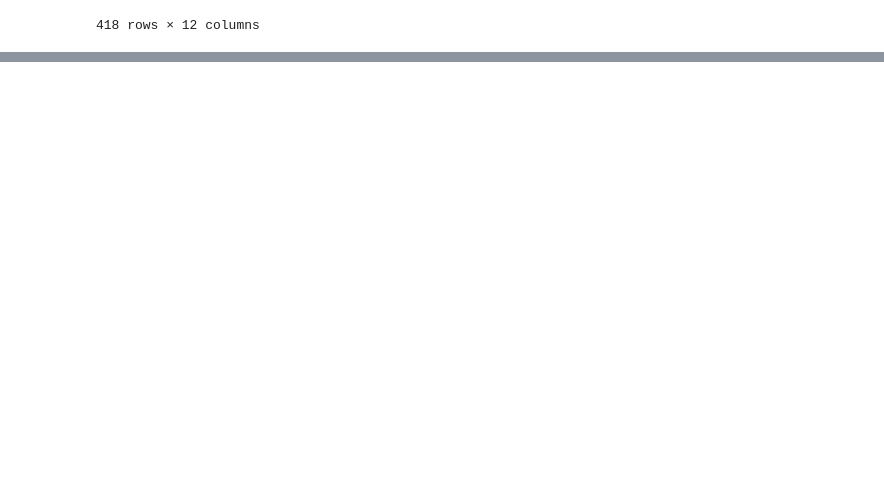
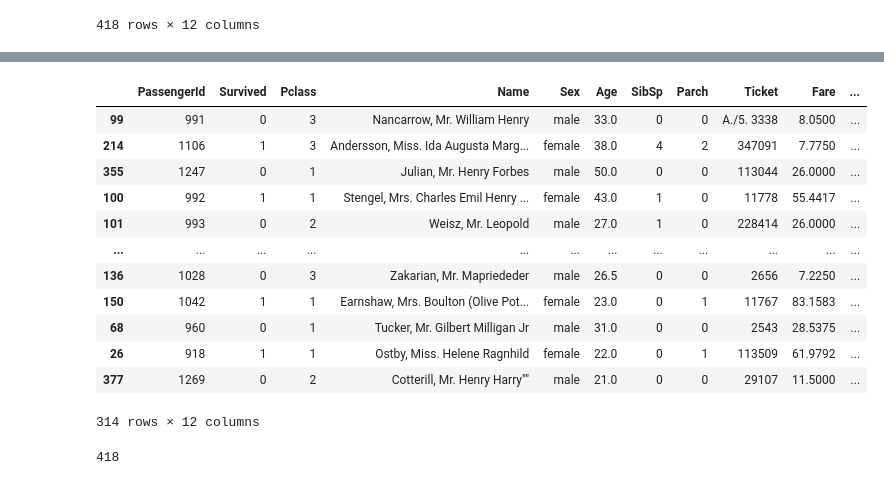
Before and after one commit to monika0603/SQL-practice, a Jupyter notebook: pandas-tricks.ipynb, the cells around one changed output, grey strips where cells are left out. Saved outputs shown, nothing was run; the diff lists cells and outputs as text; code cells hidden in the pictures; blank space fills up the shorter version.

```diff
--- a/pandas-tricks.ipynb
+++ b/pandas-tricks.ipynb
@@ -291,0 +303,3 @@ df
+# %%
+df = pd.read_csv('./titanic.csv')
+df
@@ -291,0 +320,17 @@ df
+# %%
+df_1 = df.sample(frac=0.75, random_state=1234)
+df_1
+# %% [output]
+|  | PassengerId | Survived | Pclass | Name | Sex | Age | SibSp | Parch | Ticket | Fare | ... |
+| 99 | 991 | 0 | 3 | Nancarrow, Mr. William Henry | male | 33.0 | 0 | 0 | A./5. 3338 | 8.0500 | ... |
+| 214 | 1106 | 1 | 3 | Andersson, Miss. Ida Augusta Marg... | female | 38.0 | 4 | 2 | 347091 | 7.7750 | ... |
+| 355 | 1247 | 0 | 1 | Julian, Mr. Henry Forbes | male | 50.0 | 0 | 0 | 113044 | 26.0000 | ... |
+| 100 | 992 | 1 | 1 | Stengel, Mrs. Charles Emil Henry ... | female | 43.0 | 1 | 0 | 11778 | 55.4417 | ... |
+| 101 | 993 | 0 | 2 | Weisz, Mr. Leopold | male | 27.0 | 1 | 0 | 228414 | 26.0000 | ... |
+| ... | ... | ... | ... | ... | ... | ... | ... | ... | ... | ... | ... |
+| 136 | 1028 | 0 | 3 | Zakarian, Mr. Mapriededer | male | 26.5 | 0 | 0 | 2656 | 7.2250 | ... |
+| 150 | 1042 | 1 | 1 | Earnshaw, Mrs. Boulton (Olive Pot... | female | 23.0 | 0 | 1 | 11767 | 83.1583 | ... |
+| 68 | 960 | 0 | 1 | Tucker, Mr. Gilbert Milligan Jr | male | 31.0 | 0 | 0 | 2543 | 28.5375 | ... |
+| 26 | 918 | 1 | 1 | Ostby, Miss. Helene Ragnhild | female | 22.0 | 0 | 1 | 113509 | 61.9792 | ... |
+| 377 | 1269 | 0 | 2 | Cotterill, Mr. Henry Harry"" | male | 21.0 | 0 | 0 | 29107 | 11.5000 | ... |
+314 rows × 12 columns
@@ -291,0 +340,4 @@ df
+# %%
+len(df_1) + len(df_2)
+# %% [output]
+418
```
Also changed, not shown: parts of 10 cells of this notebook.
